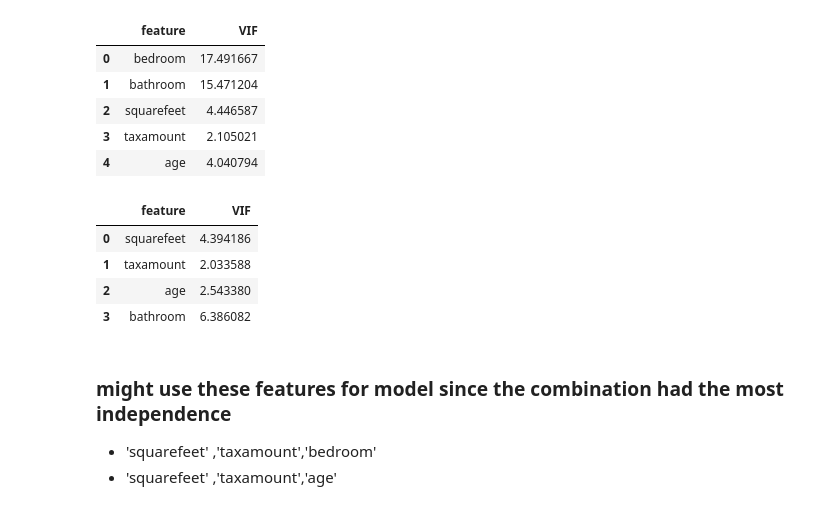
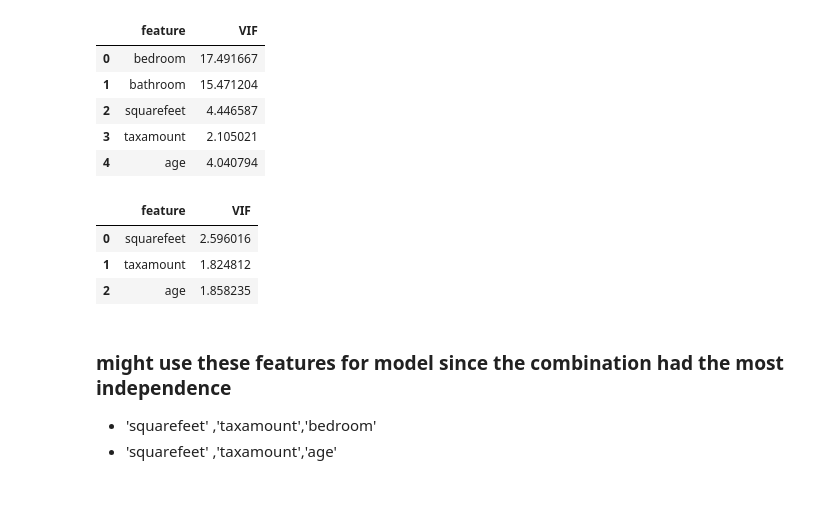
Before and after one commit to Yvette-Ibarra/regression-exercises, a Jupyter notebook: explore_zillow.ipynb, the cells around one changed output. Saved outputs shown, nothing was run; the diff lists cells and outputs as text; code cells hidden in the pictures.

```diff
--- a/explore_zillow.ipynb
+++ b/explore_zillow.ipynb
@@ -27,7 +27,7 @@ df.shape
 # %%
 # Split data to train , test validate, using random state 123
 train_and_validate, test = train_test_split(df, random_state=123)
-train, validate = train_test_split(x_train_and_validate, random_state=123)
+train, validate = train_test_split(train_and_validate, random_state=123)
 # %%
 # shape of train
 train.shape
@@ -173,22 +155,21 @@ vif_data
 | 4 | age | 4.040794 |
 # %%
 X = train[[ 'squarefeet' ,
-       'taxamount','age', 'bathroom']]
+       'taxamount','age']]
 # VIF dataframe
 vif_data = pd.DataFrame()
 vif_data["feature"] = X.columns
 
 # calculating VIF for each feature
 vif_data["VIF"] = [variance_inflation_factor(X.values, i)
                           for i in range(len(X.columns))]
 
 vif_data
 # %% [output]
 |  | feature | VIF |
-| 0 | squarefeet | 4.394186 |
-| 1 | taxamount | 2.033588 |
-| 2 | age | 2.543380 |
-| 3 | bathroom | 6.386082 |
+| 0 | squarefeet | 2.596016 |
+| 1 | taxamount | 1.824812 |
+| 2 | age | 1.858235 |
 # %% [markdown]
 ### might use these features for model since the combination had the most independence
 * 'squarefeet' ,'taxamount','bedroom'
```
Also changed, not shown: parts of 39 cells of this notebook.
